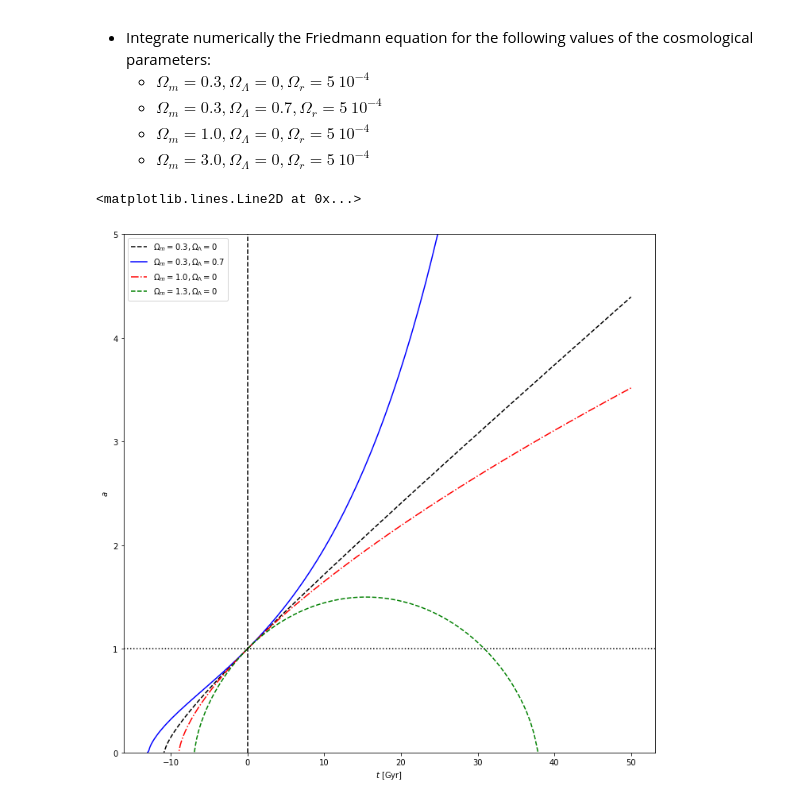
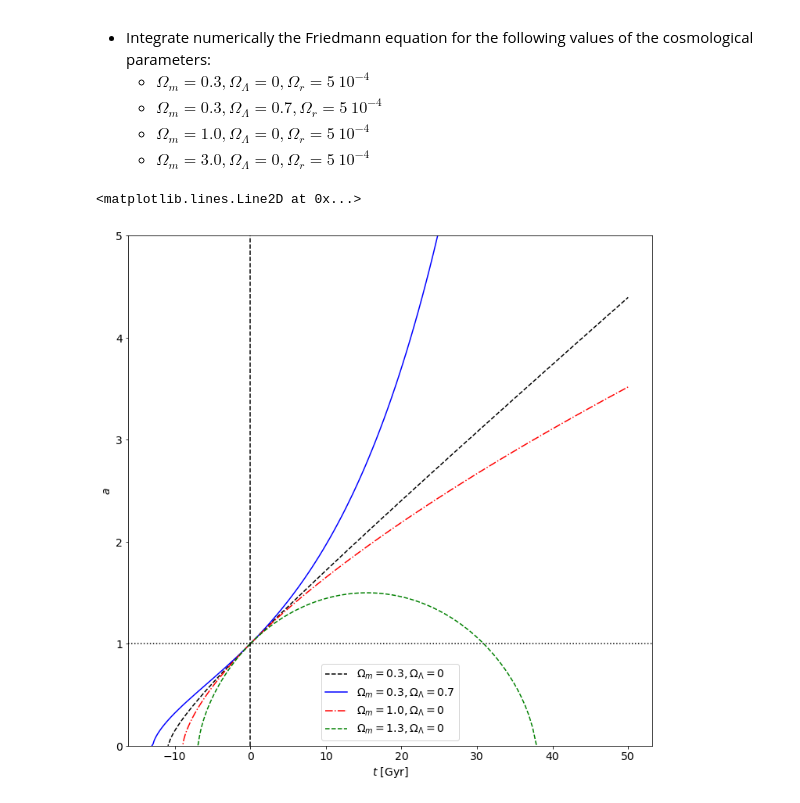
Before and after one commit to nregnault/cosmo, a Jupyter notebook: notebooks/odeint.ipynb, the cells around one changed output. Cells and saved outputs as stored; diff of their text form; code cells hidden in the pictures.

```diff
--- a/notebooks/odeint.ipynb
+++ b/notebooks/odeint.ipynb
@@ -22,7 +22,7 @@ y'+ y = x, \ \ \mathrm{with}\ \ y(0) = 1
 $$
 # %%
 import pylab as pl
-pl.rcParams.update({'font.size': 16})
+pl.rcParams.update({'font.size': 18})
 
 import scipy.integrate as integrate
 
@@ -163,27 +163,27 @@ def compute(H0, omega_m, omega_r, omega_l):
     return t_forwards, a_forwards, t_backwards, a_backwards
 # %%
 def plot(t_f, a_f, t_b, a_b, color='r', ls='-', label=''):
-    idx = a_f.T[0] > 1.E-6
+    idx = (a_f.T[0] > 1.E-6) & (a_f.T[0] < 100)
     pl.plot(t_f[idx], a_f.T[0][idx], color=color, ls=ls, label=label)
-    idx = a_b.T[0] > 1.E-6
+    idx = (a_b.T[0] > 1.E-6) & (a_b.T[0] < 100)
     pl.plot(t_b[idx], a_b.T[0][idx], color=color, ls=ls)
     t_f[:] = 0.
     a_f[:] = 0.
     t_b[:] = 0.
     a_b[:] = 0.
 
 
 pl.figure(figsize=(12,12))
 plot(*compute(H0, 0.3, 5.E-4, 0.0), ls='--', color='k', label='$\Omega_m=0.3, \Omega_\Lambda=0$')
 plot(*compute(H0, 0.3, 5.E-4, 0.7), ls='-', color='b', label='$\Omega_m=0.3, \Omega_\Lambda=0.7$')
 plot(*compute(H0, 1.0, 5.E-4, 0.0), ls='-.', color='r', label='$\Omega_m=1.0, \Omega_\Lambda=0$')
 plot(*compute(H0, 3, 5.E-4, 0.0), ls='--', color='g', label='$\Omega_m=1.3, \Omega_\Lambda=0$')
 pl.legend(loc='best')
 pl.ylim((0., 5.))
 pl.xlabel('$t$ [Gyr]')
 pl.ylabel('$a$')
 pl.axvline(0., color='k', ls='--')
 pl.axhline(1., color='k', ls=':')
 # %% [output]
 <matplotlib.lines.Line2D at 0x...>
-[figure, old version]
+[figure, new version]
```
Also changed, not shown: parts of 3 cells of this notebook, 2 other files.
